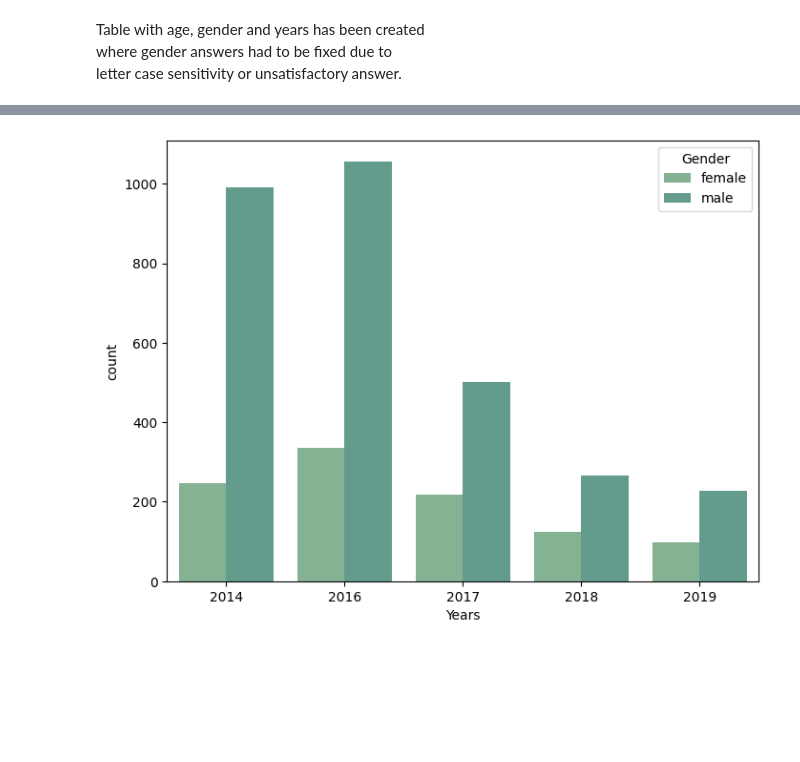
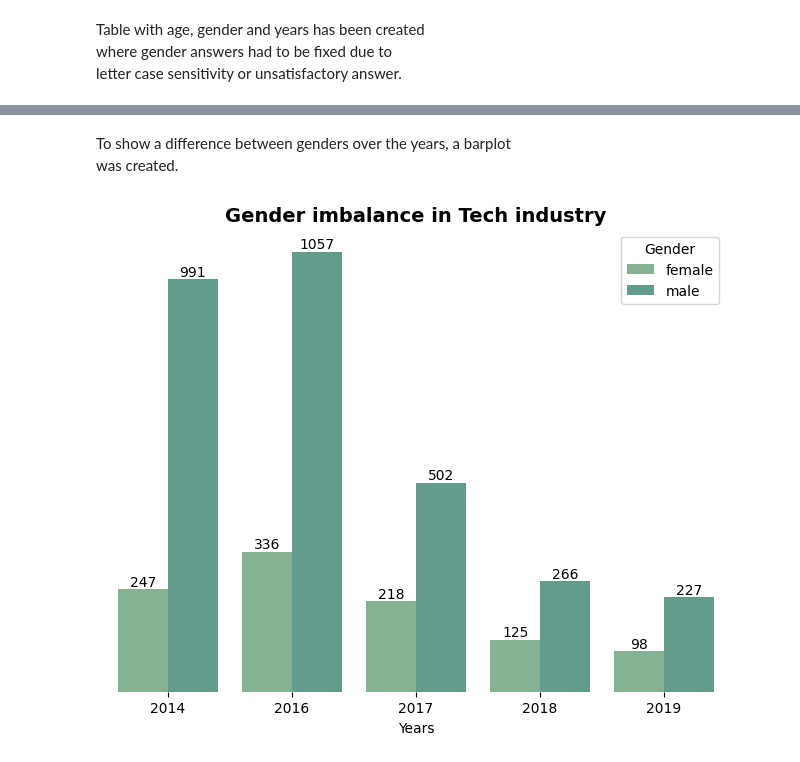
Before and after one commit to ShariYo/Modul2_Sprint1, a Jupyter notebook: project/main.ipynb, the cells around one changed output, grey strips where cells are left out. Cells and saved outputs as stored; diff of their text form; code cells hidden in the pictures; blank space fills up the shorter version.

```diff
--- a/project/main.ipynb
+++ b/project/main.ipynb
@@ -181,4 +181,4 @@ genders_age = pd.read_sql_query(query, con)
 genders_age["Gender"] = genders_age["Gender"].str.lower()
 genders_age["Gender"] = genders_age["Gender"].apply(lambda x: "other" if x not in ("female", "male") else x)
 genders_age = genders_age[genders_age["Gender"] != "other"]
-# genders_age["Gender"].value_counts()
+genders_age["Age"] = genders_age["Age"].astype(int)
@@ -199,13 +185,29 @@ genders_age = genders_age[genders_age["Gender"] != "other"]
+# %% [markdown]
+To show a difference between genders over the years, a barplot
+was created.
 # %%
 gender = genders_age.pivot_table(index="Years", columns="Gender", aggfunc="size")
 
 plt.figure(figsize=(8, 6))
 splot = sns.countplot(
     data=genders_age,
     x='Years',
-    hue="Gender"
+    hue="Gender",
+    width=0.8
+)
+
+for container in splot.containers:
+    splot.bar_label(container)
+splot.set_yticks([])
+splot.set_ylabel(None)
+splot.set_frame_on(False)
+splot.set_title(
+    "Gender imbalance in Tech industry",
+    size=14,
+    fontweight="bold",
+    ha="center"
 )
 
 plt.show()
 # %% [output]
-[figure, old version]
+[figure, new version]
```
Also changed, not shown: parts of 4 cells of this notebook.
